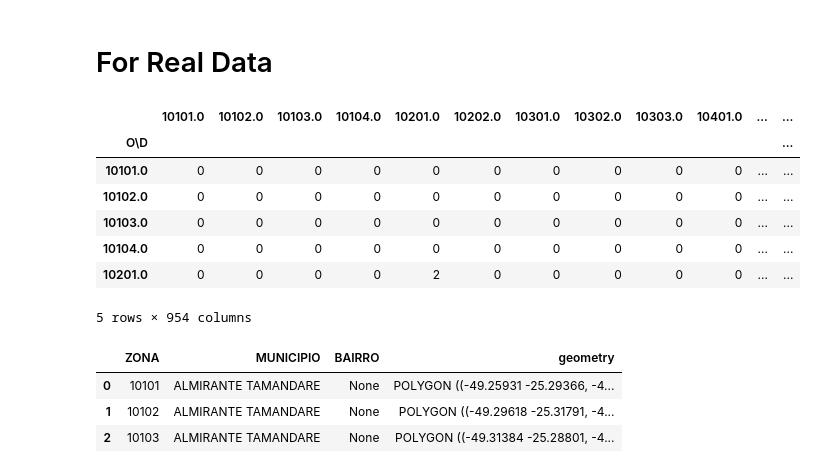
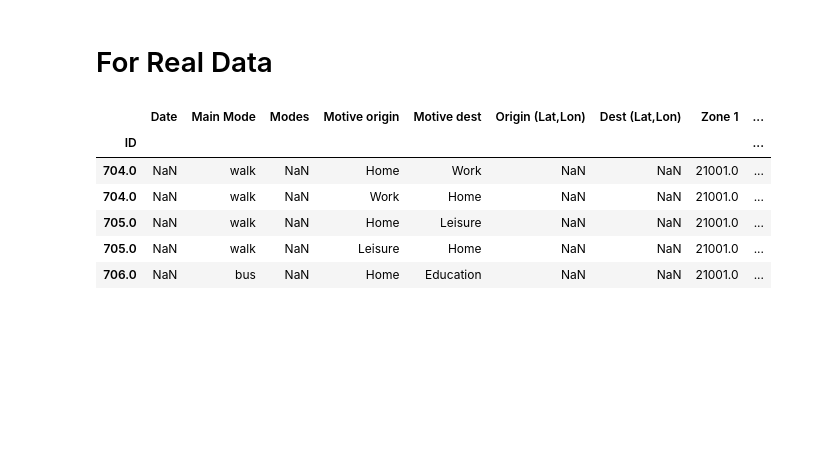
Before and after one commit to andre-morelli/Urban-Analytics, a Jupyter notebook: Example4-Fitting Accessibility Curves.ipynb, the cells around one changed output. Drawn from its saved outputs; the diff is of its cells as text; code cells hidden in the pictures; blank space fills up the shorter version.

```diff
--- a/Example4-Fitting Accessibility Curves.ipynb
+++ b/Example4-Fitting Accessibility Curves.ipynb
@@ -27,25 +35,13 @@ best function is: Soft Threshold
 import pandas as pd
 import geopandas as gpd
 # %%
-df = pd.read_csv('test_data/CTB_OD/Curitiba_OD_bike.csv',sep=';',index_col=0)
+df = pd.read_csv('test_data/FloripaOD/Floripa.csv',sep=';',index_col=0)
 df.head()
 # %% [output]
-|  | 10101.0 | 10102.0 | 10103.0 | 10104.0 | 10201.0 | 10202.0 | 10301.0 | 10302.0 | 10303.0 | 10401.0 | ... | ... |
-| O\D |  |  |  |  |  |  |  |  |  |  |  | ... |
-| 10101.0 | 0 | 0 | 0 | 0 | 0 | 0 | 0 | 0 | 0 | 0 | ... | ... |
-| 10102.0 | 0 | 0 | 0 | 0 | 0 | 0 | 0 | 0 | 0 | 0 | ... | ... |
-| 10103.0 | 0 | 0 | 0 | 0 | 0 | 0 | 0 | 0 | 0 | 0 | ... | ... |
-| 10104.0 | 0 | 0 | 0 | 0 | 0 | 0 | 0 | 0 | 0 | 0 | ... | ... |
-| 10201.0 | 0 | 0 | 0 | 0 | 2 | 0 | 0 | 0 | 0 | 0 | ... | ... |
+|  | Date | Main Mode | Modes | Motive origin | Motive dest | Origin (Lat,Lon) | Dest (Lat,Lon) | Zone 1 | ... |
+| ID |  |  |  |  |  |  |  |  | ... |
+| 704.0 | NaN | walk | NaN | Home | Work | NaN | NaN | 21001.0 | ... |
+| 704.0 | NaN | walk | NaN | Work | Home | NaN | NaN | 21001.0 | ... |
+| 705.0 | NaN | walk | NaN | Home | Leisure | NaN | NaN | 21001.0 | ... |
+| 705.0 | NaN | walk | NaN | Leisure | Home | NaN | NaN | 21001.0 | ... |
+| 706.0 | NaN | bus | NaN | Home | Education | NaN | NaN | 21001.0 | ... |
-5 rows × 954 columns
-# %%
-gdf=gpd.read_file('test_data/CTB_OD/Zones')
-gdf.crs = 'epsg:31982'
-gdf = gdf.to_crs('epsg:4326')
-
-gdf.head(3)
-# %% [output]
-|  | ZONA | MUNICIPIO | BAIRRO | geometry |
-| 0 | 10101 | ALMIRANTE TAMANDARE | None | POLYGON ((-49.25931 -25.29366, -4... |
-| 1 | 10102 | ALMIRANTE TAMANDARE | None | POLYGON ((-49.29618 -25.31791, -4... |
-| 2 | 10103 | ALMIRANTE TAMANDARE | None | POLYGON ((-49.31384 -25.28801, -4... |
```
Also changed, not shown: parts of 15 cells of this notebook.
